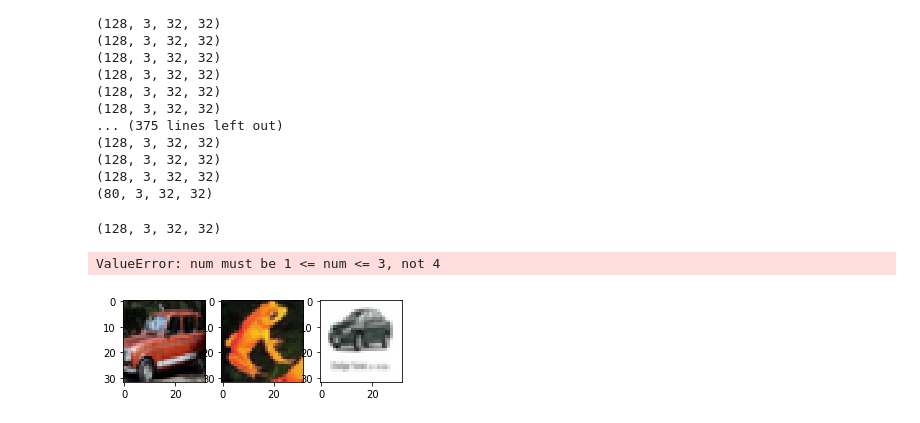
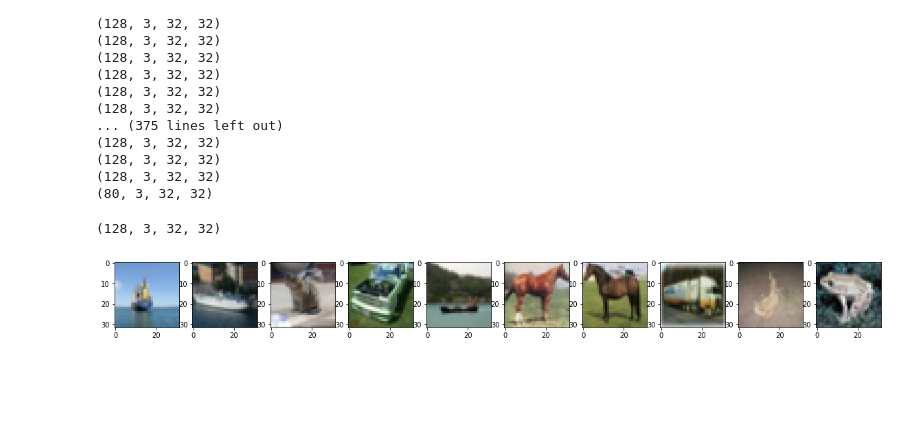
Before and after one commit to codelalala/ComputerVision, a Jupyter notebook: Cifa10.ipynb, the cells around one changed output. Drawn from its saved outputs; the diff is of its cells as text; code cells hidden in the pictures; blank space fills up the shorter version.

```diff
--- a/Cifa10.ipynb
+++ b/Cifa10.ipynb
@@ -44,21 +44,20 @@ train_data
 # %%
 from matplotlib import pyplot as plt
 for i, (data,label) in enumerate(train_data):
     print(data.shape)
     break
 
 data = data[0:10]
-fig=plt.figure(0,figsize=(5,5))
+fig=plt.figure(0,figsize=(20,5))
 
 for i in range(10):
-    plt.subplot(1, 3, i+1)
+    plt.subplot(1, 10, i+1)
     plt.imshow((data[i]*255).asnumpy().astype(np.uint8).transpose((1,2,0)))
 
 plt.show()
 # %% [output]
 (128, 3, 32, 32)
-ValueError: num must be 1 <= num <= 3, not 4
-[figure, old version]
+[figure, new version]
 # %%
 num_fc = 256
 net = gluon.nn.Sequential()
```
Also changed, not shown: parts of 1 cell of this notebook.
